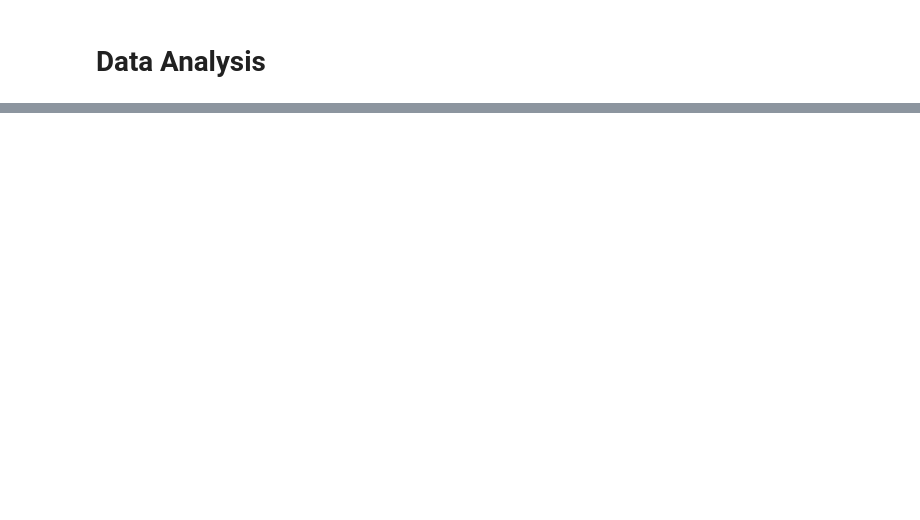
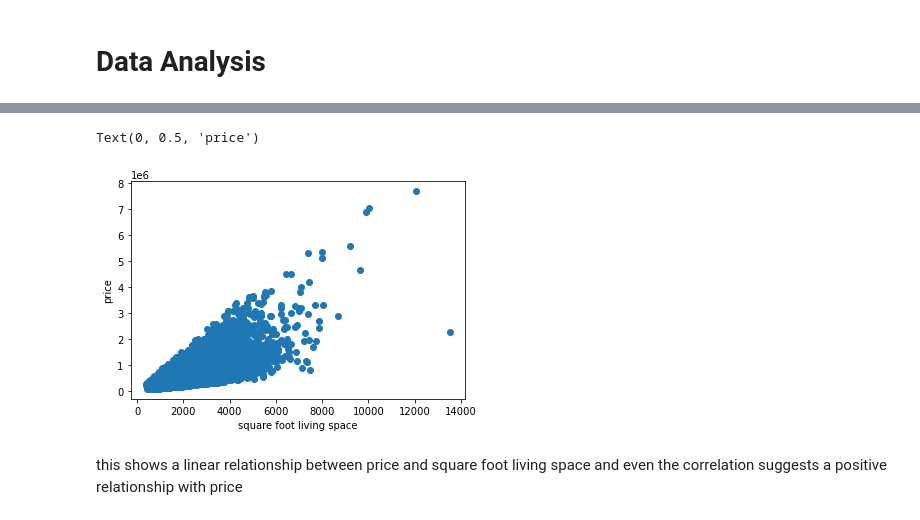
Before and after one commit to felix-n12/kingcounty, a Jupyter notebook: student-checkpoint.ipynb, the cells around one changed output, grey strips where cells are left out. Cells and saved outputs as stored; diff of their text form; code cells hidden in the pictures; blank space fills up the shorter version.

```diff
--- a/student-checkpoint.ipynb
+++ b/student-checkpoint.ipynb
@@ -112,7 +95,7 @@ dtype: float64
 #Replacing missing values in waterfront with none to show no presence of water body on the property
 house_data['waterfront']=house_data['waterfront'].fillna('No')
 #Replacing missing values in view with none to show no presence of views on the property
-house_data['view']=house_data['view'].fillna('None')
+house_data['view']=house_data['view'].fillna('NONE')
 #Replacing missing values in yr_renovated with 0 to show there was no renovations on the property
 house_data['yr_renovated']=house_data['yr_renovated'].fillna(0)
 # %%
@@ -138,0 +160,3 @@ The data has outliers but they seem genuine so we wont have to remove them
+# %%
+# Replacing No with NO
+rel_house_data['waterfront'].replace('No','NO',inplace = True)
@@ -138,0 +174,3 @@ The data has outliers but they seem genuine so we wont have to remove them
+# %%
+# Replace None with NONE
+rel_house_data['view'].replace('None','NONE',inplace=True)
@@ -138,0 +213,6 @@ The data has outliers but they seem genuine so we wont have to remove them
+# %%
+# Returning the bedrooms and bathrooms to their original values
+# Cleaned data
+rel_house_data['bedrooms']=house_data['bedrooms']
+rel_house_data['bathrooms']=house_data['bathrooms']
+rel_house_data
@@ -140,0 +267,11 @@ The data has outliers but they seem genuine so we wont have to remove them
+# %%
+# Viewing the relationship between squarefoot of living and houseprice
+fig,ax=plt.subplots()
+plt.scatter(x='sqft_living',y='price',data=rel_house_data)
+plt.xlabel('square foot living space')
+plt.ylabel('price')
+# %% [output]
+Text(0, 0.5, 'price')
+[figure, added]
+# %% [markdown]
+this shows a linear relationship between price and square foot living space and even the correlation suggests a positive relationship with price
```
Also changed, not shown: parts of 33 cells of this notebook.
